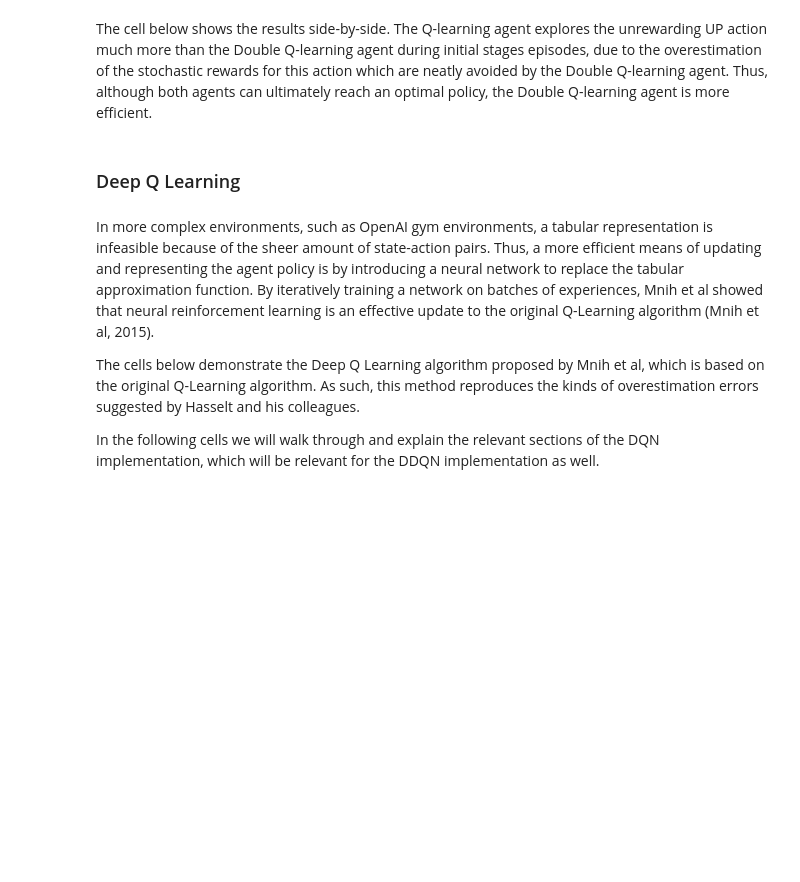
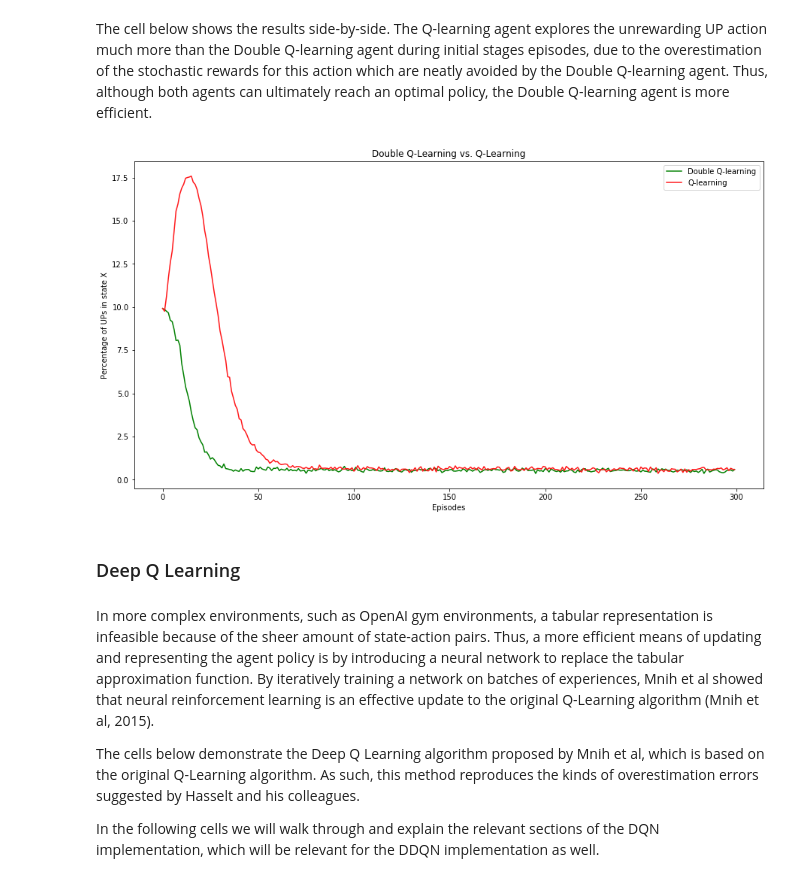
Before and after one commit to dpkpathak/ANNTFPROJ, a Jupyter notebook: Group_22_Final_Project.ipynb, the cells around one changed output. Saved outputs shown, nothing was run; the diff lists cells and outputs as text; code cells hidden in the pictures; blank space fills up the shorter version.

```diff
--- a/Group_22_Final_Project.ipynb
+++ b/Group_22_Final_Project.ipynb
@@ -126,13 +139,15 @@ The cell below shows the results side-by-side. The Q-learning agent explores the
 # %%
 # Visualizing the choices of both agents for comparison.
 plt.figure(figsize=(15,8))
-plt.plot(dq_num_of_ups/10000*100, label='Double Q-learning', color='g')
-plt.plot(num_of_ups/10000*100, label='Q-learning', color='#FF171A')
+plt.plot(dq_learn_object.num_of_ups/10000*100, label='Double Q-learning', color='g')
+plt.plot(q_learn_obj.num_of_ups/10000*100, label='Q-learning', color='#FF171A')
 plt.legend()
 plt.ylabel('Percentage of UPs in state X')
 plt.xlabel('Episodes')
 plt.title(r'Double Q-Learning vs. Q-Learning')
 plt.show()
+# %% [output]
+[figure, added]
 # %% [markdown]
 ### Deep Q Learning
 # %% [markdown]
```
Also changed, not shown: parts of 51 cells of this notebook, 3 other files.
